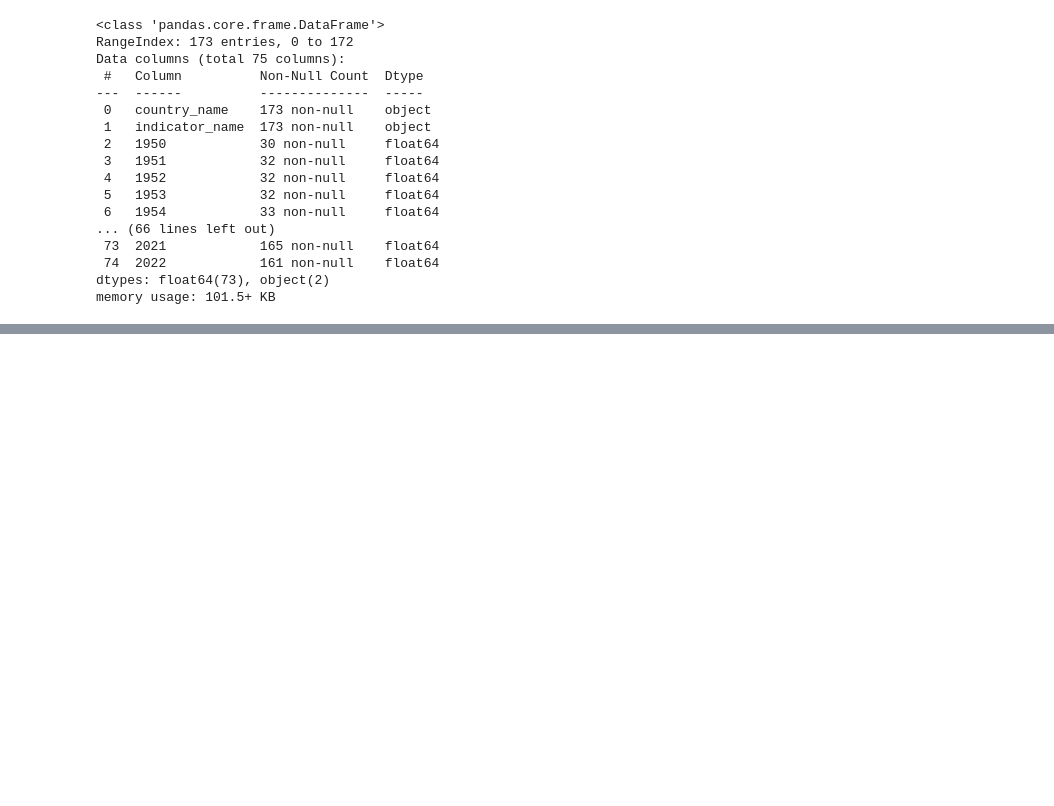
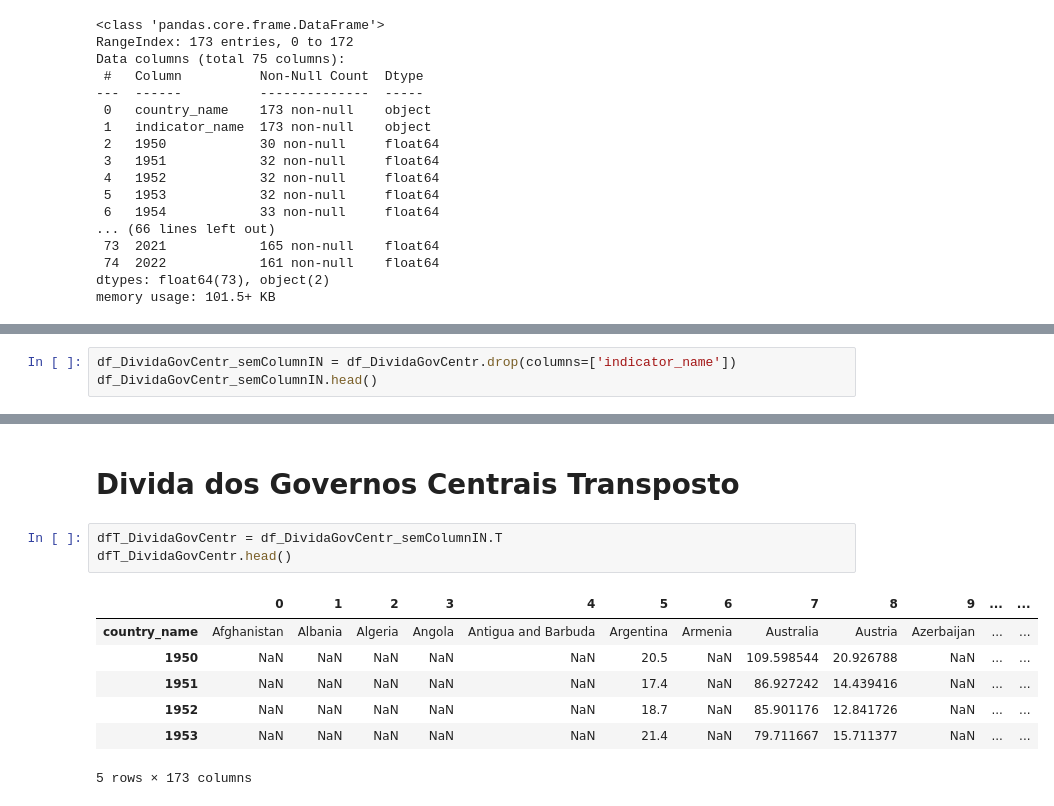
Before and after one commit to caiomiazzi/Global_Debt_Dataset, a Jupyter notebook: explorando_central_government_debts.ipynb, the cells around one changed output, grey strips where cells are left out. Saved outputs shown, nothing was run; the diff lists cells and outputs as text; blank space fills up the shorter version.

```diff
--- a/explorando_central_government_debts.ipynb
+++ b/explorando_central_government_debts.ipynb
@@ -93,0 +161,3 @@ df_DividaGovCentr.isnull()
+# %%
+df_DividaGovCentr_semColumnIN = df_DividaGovCentr.drop(columns=['indicator_name'])
+df_DividaGovCentr_semColumnIN.head()
@@ -93,0 +172,13 @@ df_DividaGovCentr.isnull()
+# %% [markdown]
+# Divida dos Governos Centrais Transposto
+# %%
+dfT_DividaGovCentr = df_DividaGovCentr_semColumnIN.T
+dfT_DividaGovCentr.head()
+# %% [output]
+|  | 0 | 1 | 2 | 3 | 4 | 5 | 6 | 7 | 8 | 9 | ... | ... |
+| country_name | Afghanistan | Albania | Algeria | Angola | Antigua and Barbuda | Argentina | Armenia | Australia | Austria | Azerbaijan | ... | ... |
+| 1950 | NaN | NaN | NaN | NaN | NaN | 20.5 | NaN | 109.598544 | 20.926788 | NaN | ... | ... |
+| 1951 | NaN | NaN | NaN | NaN | NaN | 17.4 | NaN | 86.927242 | 14.439416 | NaN | ... | ... |
+| 1952 | NaN | NaN | NaN | NaN | NaN | 18.7 | NaN | 85.901176 | 12.841726 | NaN | ... | ... |
+| 1953 | NaN | NaN | NaN | NaN | NaN | 21.4 | NaN | 79.711667 | 15.711377 | NaN | ... | ... |
+5 rows × 173 columns
```
Also changed, not shown: parts of 13 cells of this notebook.
